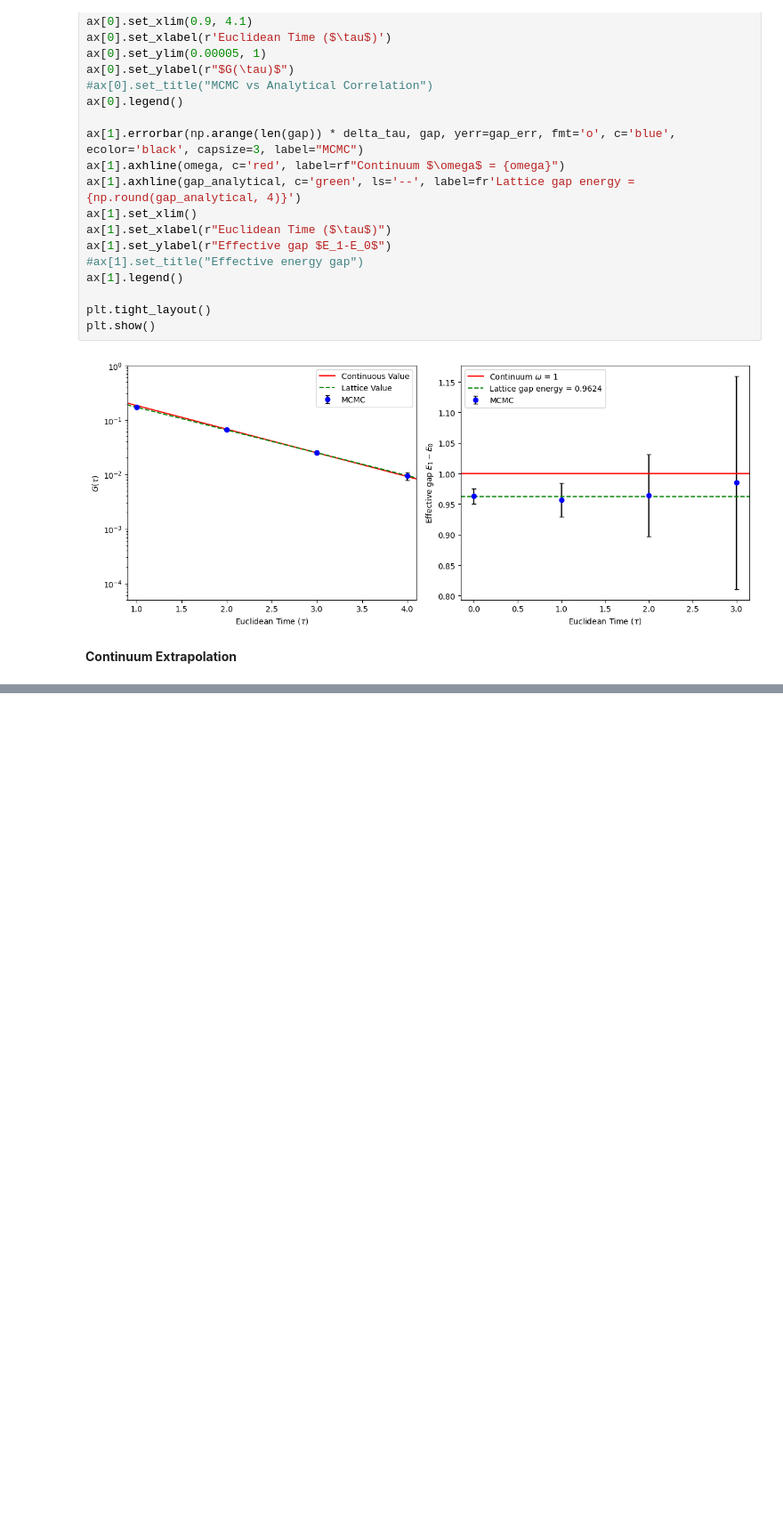
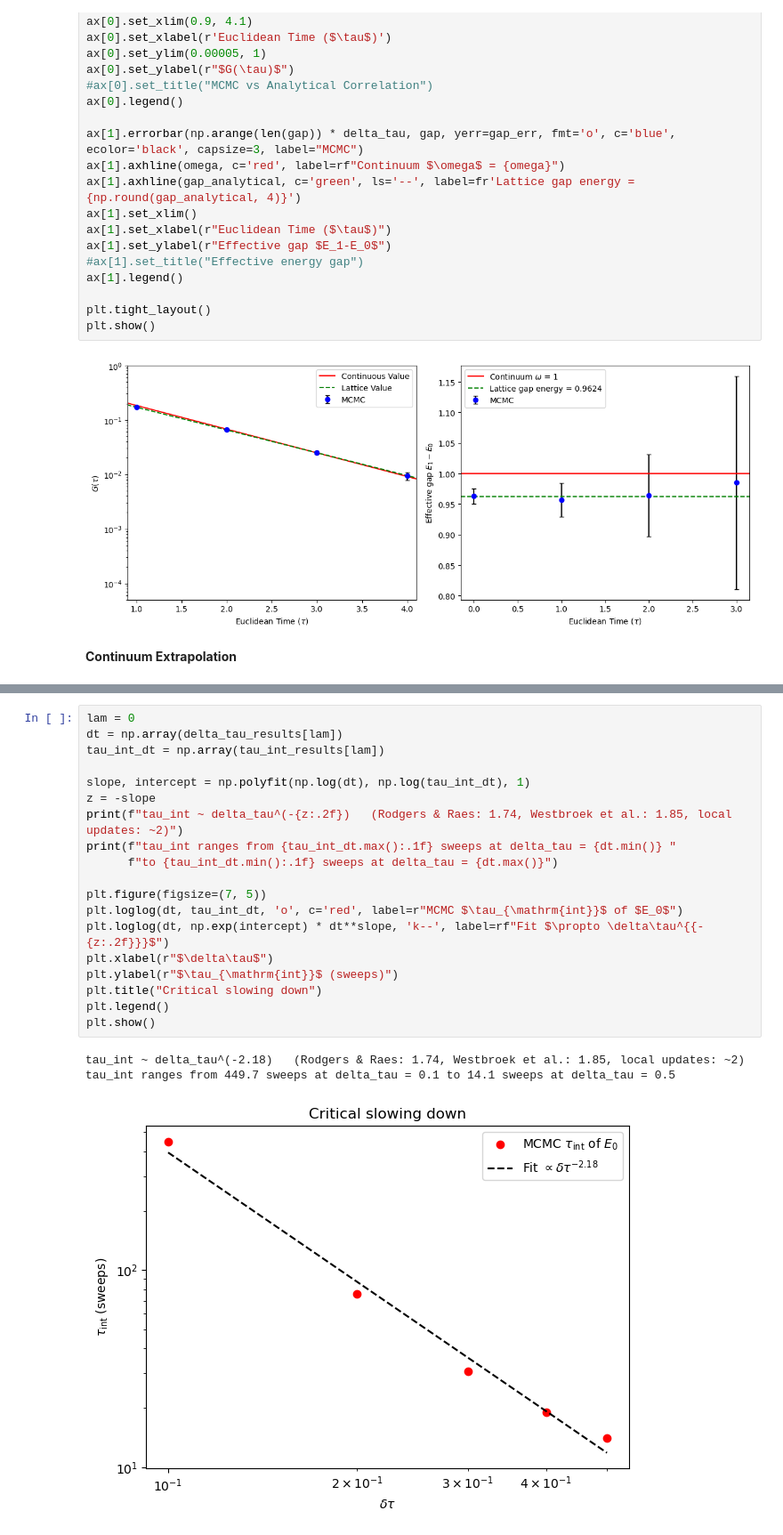
Before and after one commit to phillyyymcd/SHP_QuantumHarmonicOscillator, a Jupyter notebook: SHP.ipynb, the cells around one changed output, grey strips where cells are left out. Shown at 89% size. Drawn from its saved outputs; the diff is of its cells as text; blank space fills up the shorter version.

```diff
--- a/SHP.ipynb
+++ b/SHP.ipynb
@@ -425,0 +428,23 @@ $E_1 - E_0$, delta_tau <= 0.7: continuum = 0.9843 ± 0.0224 (exact 1, -0.7 sigma
+# %%
+lam = 0
+dt = np.array(delta_tau_results[lam])
+tau_int_dt = np.array(tau_int_results[lam])
+
+slope, intercept = np.polyfit(np.log(dt), np.log(tau_int_dt), 1)
+z = -slope
+print(f"tau_int ~ delta_tau^(-{z:.2f})   (Rodgers & Raes: 1.74, Westbroek et al.: 1.85, local updates: ~2)")
+print(f"tau_int ranges from {tau_int_dt.max():.1f} sweeps at delta_tau = {dt.min()} "
+      f"to {tau_int_dt.min():.1f} sweeps at delta_tau = {dt.max()}")
+
+plt.figure(figsize=(7, 5))
+plt.loglog(dt, tau_int_dt, 'o', c='red', label=r"MCMC $\tau_{\mathrm{int}}$ of $E_0$")
+plt.loglog(dt, np.exp(intercept) * dt**slope, 'k--', label=rf"Fit $\propto \delta\tau^{{-{z:.2f}}}$")
+plt.xlabel(r"$\delta\tau$")
+plt.ylabel(r"$\tau_{\mathrm{int}}$ (sweeps)")
+plt.title("Critical slowing down")
+plt.legend()
+plt.show()
+# %% [output]
+tau_int ~ delta_tau^(-2.18)   (Rodgers & Raes: 1.74, Westbroek et al.: 1.85, local updates: ~2)
+tau_int ranges from 449.7 sweeps at delta_tau = 0.1 to 14.1 sweeps at delta_tau = 0.5
+[figure, added]
```
Also changed, not shown: parts of 3 cells of this notebook.
